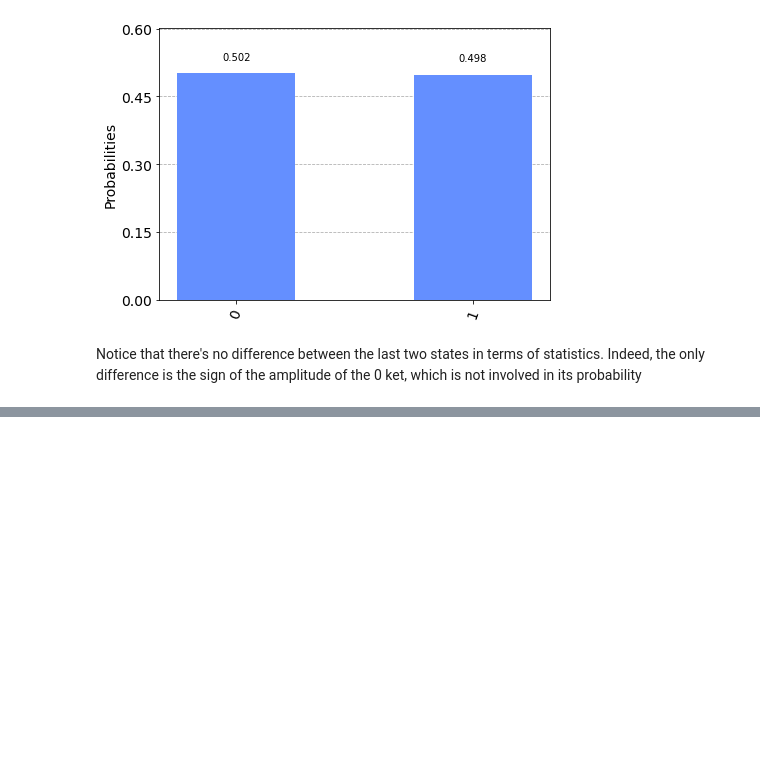
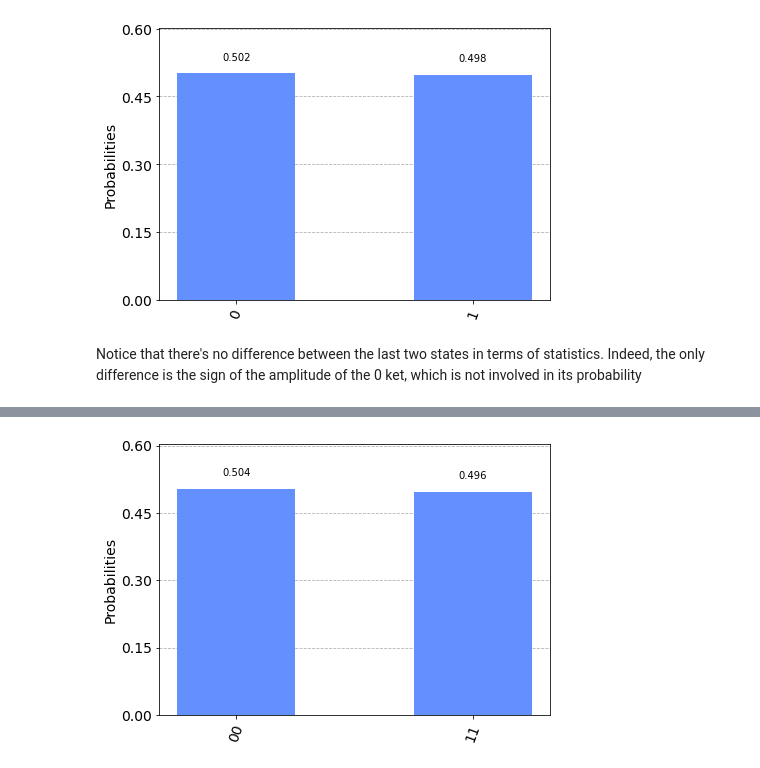
Before and after one commit to GiuliaLanzillotta/My-ML-exercises, a Jupyter notebook: Intro_to_quantum_computing.ipynb, the cells around one changed output, grey strips where cells are left out. Saved outputs shown, nothing was run; the diff lists cells and outputs as text; code cells hidden in the pictures; blank space fills up the shorter version.

```diff
--- a/Intro_to_quantum_computing.ipynb
+++ b/Intro_to_quantum_computing.ipynb
@@ -124,0 +198,6 @@ Notice that there's no difference between the last two states in terms of statis
+# %%
+# Statistics make the above concept very clear
+job = execute(circuit, backend)
+plot_histogram(job.result().get_counts())
+# %% [output]
+[figure, added]
```
Also changed, not shown: parts of 15 cells of this notebook.
